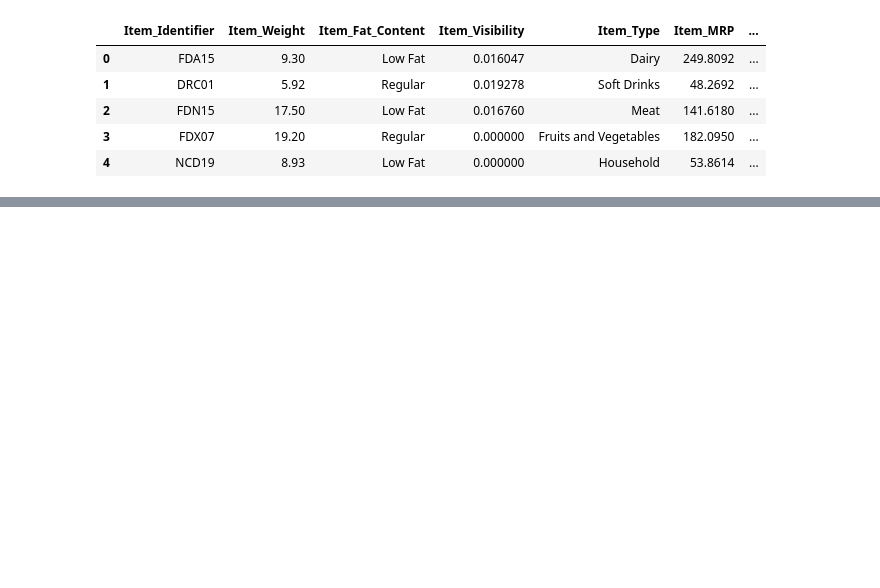
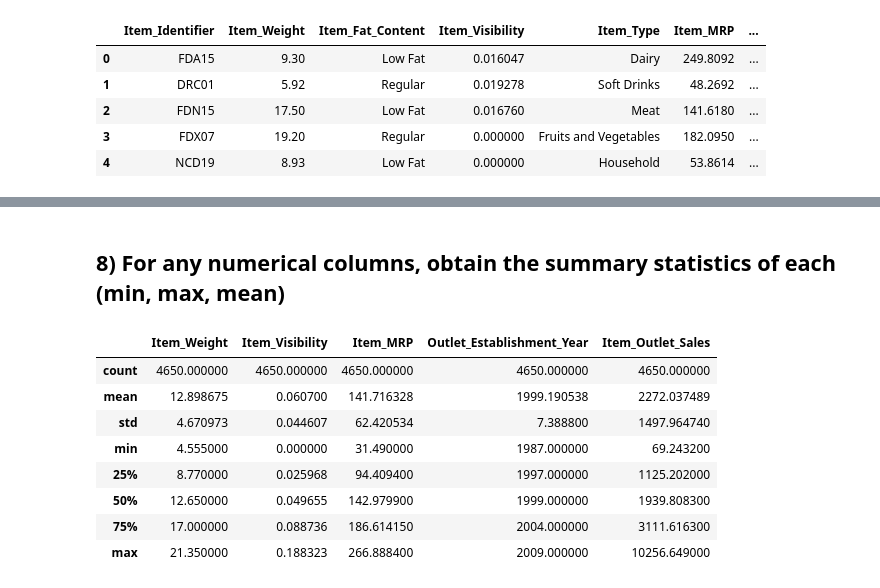
Before and after one commit to robertramos89/Predicting-Item-Sales, a Jupyter notebook: PortfolioProject1.ipynb, the cells around one changed output, grey strips where cells are left out. Cells and saved outputs as stored; diff of their text form; code cells hidden in the pictures; blank space fills up the shorter version.

```diff
--- a/PortfolioProject1.ipynb
+++ b/PortfolioProject1.ipynb
@@ -18,0 +215,4 @@ df.head()
+# %%
+# run replace method to replace LF and low fat to = Low Fat as well as updating reg to Regular
+
+df["Item_Fat_Content"].replace(["LF","low fat","reg"],["Low Fat","Low Fat","Regular"], inplace= True)
@@ -18,0 +247,15 @@ df.head()
+# %% [markdown]
+## 8) For any numerical columns, obtain the summary statistics of each (min, max, mean)
+# %%
+# Run df.describe() to obtain the statistical information on numerical columns only
+df.describe()
+# %% [output]
+|  | Item_Weight | Item_Visibility | Item_MRP | Outlet_Establishment_Year | Item_Outlet_Sales |
+| count | 4650.000000 | 4650.000000 | 4650.000000 | 4650.000000 | 4650.000000 |
+| mean | 12.898675 | 0.060700 | 141.716328 | 1999.190538 | 2272.037489 |
+| std | 4.670973 | 0.044607 | 62.420534 | 7.388800 | 1497.964740 |
+| min | 4.555000 | 0.000000 | 31.490000 | 1987.000000 | 69.243200 |
+| 25% | 8.770000 | 0.025968 | 94.409400 | 1997.000000 | 1125.202000 |
+| 50% | 12.650000 | 0.049655 | 142.979900 | 1999.000000 | 1939.808300 |
+| 75% | 17.000000 | 0.088736 | 186.614150 | 2004.000000 | 3111.616300 |
+| max | 21.350000 | 0.188323 | 266.888400 | 2009.000000 | 10256.649000 |
```
Also changed, not shown: parts of 21 cells of this notebook.
